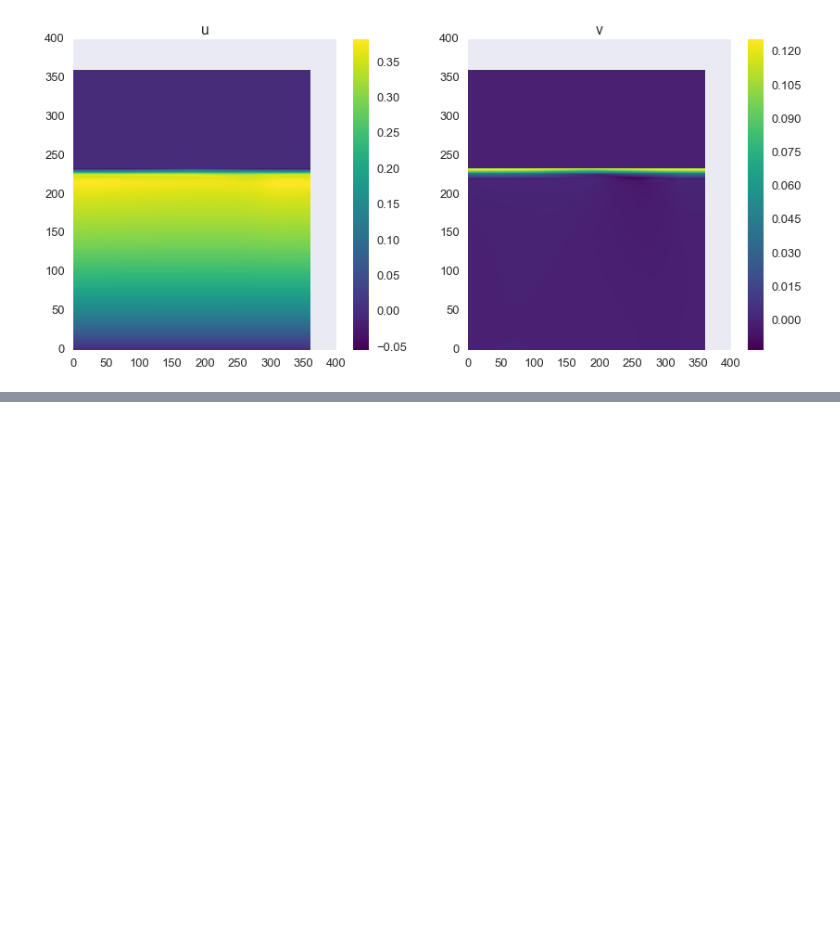
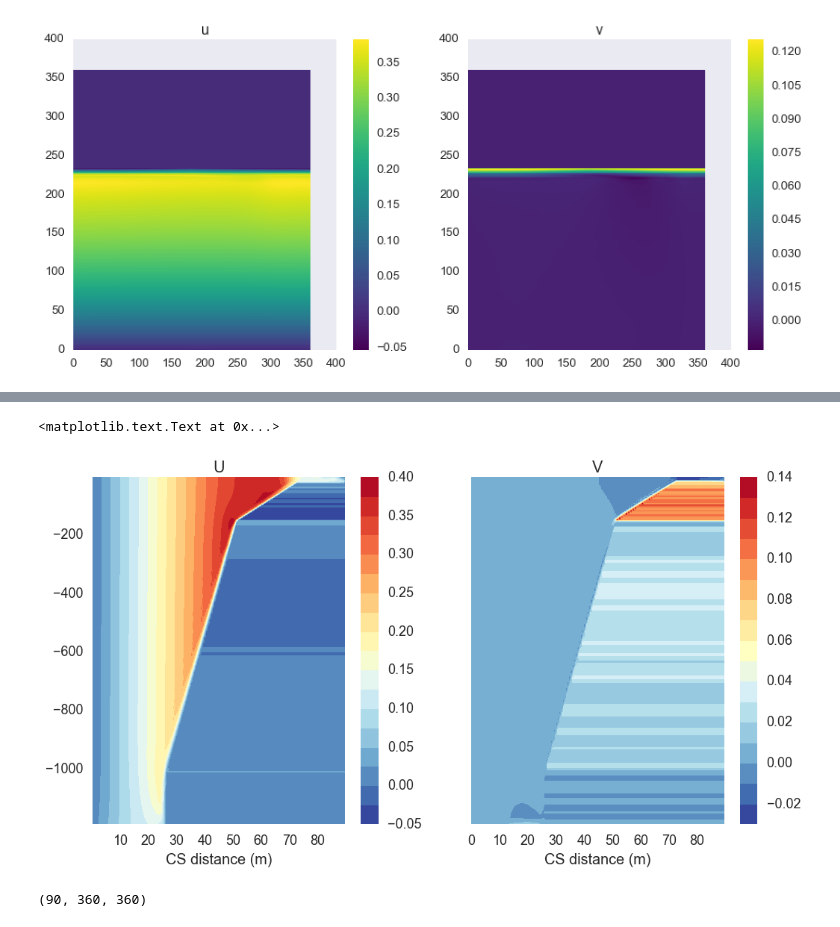
Before and after one commit to UBC-MOAD/buildcanyon, a Jupyter notebook: Stratification/BCs_and_ICs_from_run42.ipynb, the cells around one changed output, grey strips where cells are left out. Cells and saved outputs as stored; diff of their text form; code cells hidden in the pictures; blank space fills up the shorter version.

Commit message:
Added interpolation of initial conditions for u and v for canyon case

```diff
--- a/Stratification/BCs_and_ICs_from_run42.ipynb
+++ b/Stratification/BCs_and_ICs_from_run42.ipynb
@@ -319,0 +379,31 @@ ax[1].set_title('v')
+# %%
+sns.set_context('talk')
+fig,ax = plt.subplots(1,2,figsize=(12,6), sharey = True)
+
+cf1 = ax[0].contourf(gridNoC.YC[:,120]/1000,gridNoC.RC[:],UU_CS_ext,20, cmap = 'RdYlBu_r')
+plt.colorbar(cf1,ax = ax[0])
+ax[0].set_title('U')
+ax[0].set_xlabel('CS distance (m)')
+
+cf2 = ax[1].contourf(gridNoC.Yp1[:360]/1000,gridNoC.RC[:],VV_CS_ext,20, cmap = 'RdYlBu_r')
+plt.colorbar(cf2,ax = ax[1])
+ax[1].set_title('V')
+ax[1].set_xlabel('CS distance (m)')
+# %% [output]
+<matplotlib.text.Text at 0x...>
+[figure, added]
+# %%
+# Extend cross section in alongshelf dimension (x) to get 3D fields.
+# - I am assuming coastal upwelling is symmetrical alongshelf, which sounds reasonable
+# and is what I see in the no canyon cases.-
+
+UU_CS_exp = np.expand_dims(UU_CS_ext,2)
+UU_CS_exp = UU_CS_exp + np.zeros(gridNoC.HFacC.shape)
+
+VV_CS_exp = np.expand_dims(VV_CS_ext,2)
+VV_CS_exp = VV_CS_exp + np.zeros(gridNoC.HFacC.shape)
+
+
+print(UU_CS_exp.shape)
+# %% [output]
+(90, 360, 360)
```
Also changed, not shown: parts of 9 cells of this notebook.
